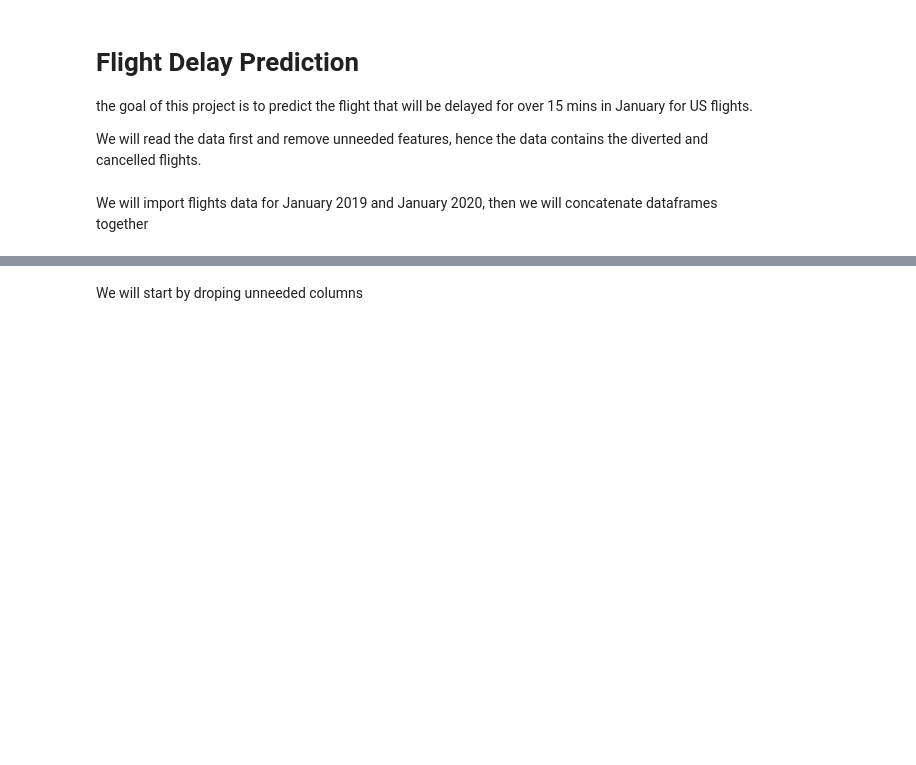
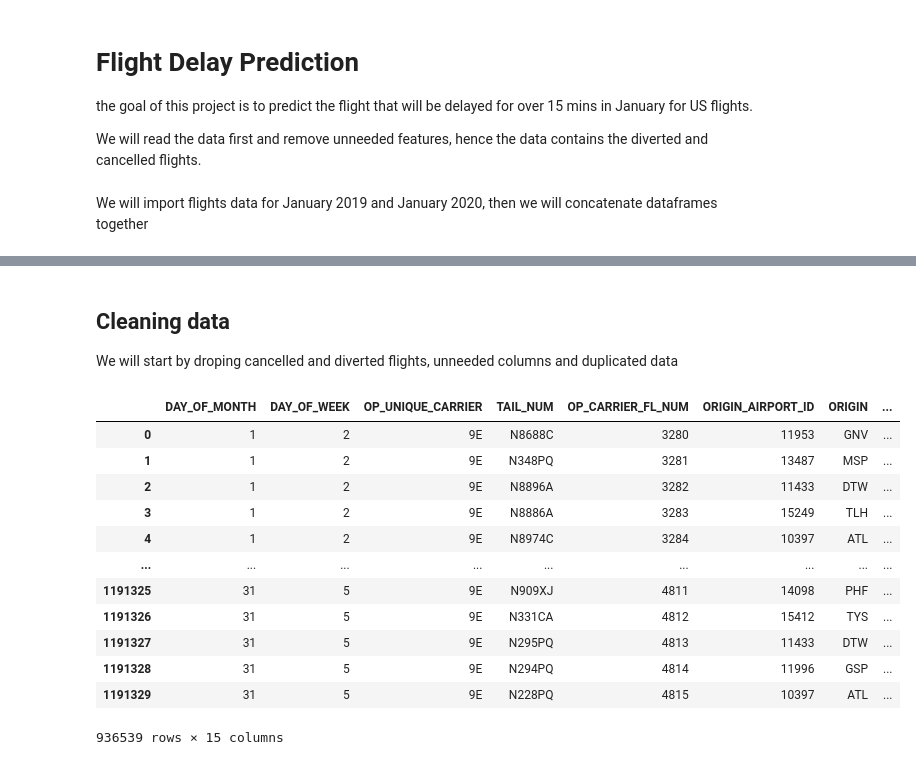
Before and after one commit to iMJOOD/Data_Science_Bootcamp, a Jupyter notebook: Flight delay prediction.ipynb, the cells around one changed output, grey strips where cells are left out. Saved outputs shown, nothing was run; the diff lists cells and outputs as text; code cells hidden in the pictures; blank space fills up the shorter version.

```diff
--- a/Flight delay prediction.ipynb
+++ b/Flight delay prediction.ipynb
@@ -69,2 +78,24 @@ our data now have 22 columns and 1191331 rows
 # %% [markdown]
-We will start by droping unneeded columns
+## Cleaning data
+
+We will start by droping cancelled and diverted flights, unneeded columns and duplicated data
+# %%
+mask = (df['CANCELLED'] == 1 ) | (df['DIVERTED'] == 1 )
+df.drop(df[mask].index, inplace = True)
+df.drop(columns=['Unnamed: 21','OP_CARRIER_AIRLINE_ID','OP_CARRIER','ORIGIN_AIRPORT_SEQ_ID',
+                 'DEST_AIRPORT_SEQ_ID','CANCELLED','DIVERTED'], inplace = True)
+df.drop_duplicates(subset=['DAY_OF_MONTH','DAY_OF_WEEK','OP_UNIQUE_CARRIER','TAIL_NUM','OP_CARRIER_FL_NUM'])
+# %% [output]
+|  | DAY_OF_MONTH | DAY_OF_WEEK | OP_UNIQUE_CARRIER | TAIL_NUM | OP_CARRIER_FL_NUM | ORIGIN_AIRPORT_ID | ORIGIN | ... |
+| 0 | 1 | 2 | 9E | N8688C | 3280 | 11953 | GNV | ... |
+| 1 | 1 | 2 | 9E | N348PQ | 3281 | 13487 | MSP | ... |
+| 2 | 1 | 2 | 9E | N8896A | 3282 | 11433 | DTW | ... |
+| 3 | 1 | 2 | 9E | N8886A | 3283 | 15249 | TLH | ... |
+| 4 | 1 | 2 | 9E | N8974C | 3284 | 10397 | ATL | ... |
+| ... | ... | ... | ... | ... | ... | ... | ... | ... |
+| 1191325 | 31 | 5 | 9E | N909XJ | 4811 | 14098 | PHF | ... |
+| 1191326 | 31 | 5 | 9E | N331CA | 4812 | 15412 | TYS | ... |
+| 1191327 | 31 | 5 | 9E | N295PQ | 4813 | 11433 | DTW | ... |
+| 1191328 | 31 | 5 | 9E | N294PQ | 4814 | 11996 | GSP | ... |
+| 1191329 | 31 | 5 | 9E | N228PQ | 4815 | 10397 | ATL | ... |
+936539 rows × 15 columns
```
Also changed, not shown: parts of 25 cells of this notebook, 1 other file.
